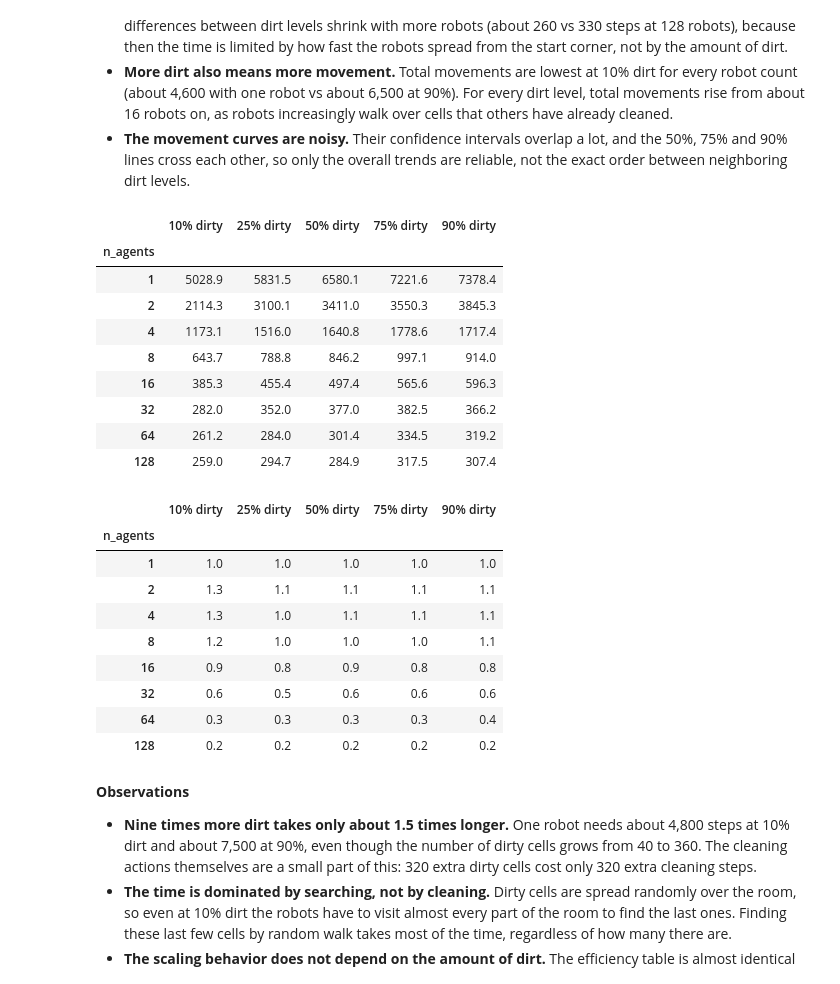
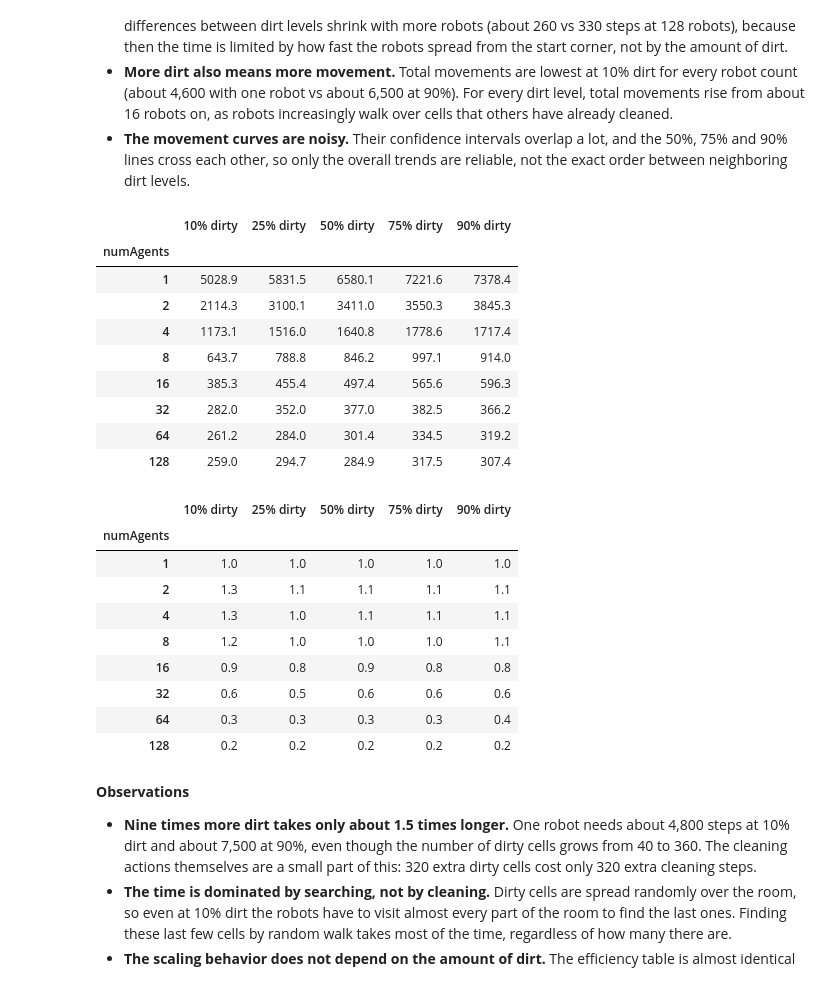
Before and after one commit to lorenz-r/tec-agent-class-MAS_A2, a Jupyter notebook: analysis.ipynb, the cells around one changed output. Saved outputs shown, nothing was run; the diff lists cells and outputs as text; code cells hidden in the pictures.

```diff
--- a/analysis.ipynb
+++ b/analysis.ipynb
@@ -14,17 +14,17 @@
 4. Experiment 3: amount of dirt
 5. Conclusions
 # %%
-from experiments.run_experiments import RESULTS_DIR, cleaning_percentage_table, plot_average_movements, plot_average_steps, plot_cleaning_percentage_comparison, plot_cleaning_percentage_heatmap, plot_dirt_comparison, dirt_table, plot_failed_moves, plot_speedup, plot_time_distribution, run_experiments
+from experiments.run_experiments import resultsDir, plotAverageMovements, plotAverageSteps, plotCleaningPercentageComparison, plotCleaningPercentageHeatmap, plotDirtComparison, dirtTable, plotFailedMoves, plotSpeedup, plotTimeDistribution, runExperiments
 
 
-AGENT_CONFIGURATIONS = [1, 2, 4, 8, 16, 32, 64, 128]
-NO_LIMIT = 50_000
-STEP_LIMITS = [10, 50, 100, 250, 500, 1_000, 2_500, 5_000]
-DIRT_LEVELS = [0.1, 0.25, 0.5, 0.75, 0.9]
+agentConfigurations = [1, 2, 4, 8, 16, 32, 64, 128]
+noLimit = 50_000
+stepLimits = [10, 50, 100, 250, 500, 1_000, 2_500, 5_000]
+dirtLevels = [0.1, 0.25, 0.5, 0.75, 0.9]
 # %% [markdown]
 ## 2. Experiment 1: no time limit
 
 The step limit of 50,000 is far above the slowest run (about 11,500 steps), so every run cleans the room completely. This experiment answers how the number of robots affects the cleaning time and the number of movements.
 # %%
-summary_df_no_limit, _, _ = run_experiments(AGENT_CONFIGURATIONS, MAX_STEPS=NO_LIMIT)
+summaryNoLimit, _, _ = runExperiments(agentConfigurations, maxSteps= noLimit)
 # %%
@@ -139,12 +139,12 @@ Here the same 240 configurations are run with several step limits. Because the s
 
 Note that half of the room is clean from the start, so the clean percentage begins at 50%.
 # %%
-summaries_limit_time = [summary_df_no_limit]
-for limit in STEP_LIMITS:
-    limited_df, _, _ = run_experiments(AGENT_CONFIGURATIONS, MAX_STEPS=limit)
-    summaries_limit_time.append(limited_df)
+summariesLimit = [summaryNoLimit]
+for limit in stepLimits:
+    limited, _, _ = runExperiments(agentConfigurations, maxSteps=limit)
+    summariesLimit.append(limited)
 
-plot_cleaning_percentage_heatmap(summaries_limit_time, AGENT_CONFIGURATIONS, RESULTS_DIR, show_plot=True)
+plotCleaningPercentageHeatmap(summariesLimit, agentConfigurations, resultsDir, showPlot=True)
 # %% [output]
 [figure]
 # %%
@@ -165,14 +165,14 @@ Each row of the heatmap shows the same pattern as Experiment 1: going from 1 to
 
 So far, half of the room started dirty. Here the same robot counts are run with 10%, 25%, 50%, 75% and 90% initial dirt, without a time limit. This checks whether the results above depend on the amount of dirt.
 # %%
-dirt_summaries = []
-for dirt in DIRT_LEVELS:
-    dirt_df, _, _ = run_experiments(
-        AGENT_CONFIGURATIONS, MAX_STEPS=NO_LIMIT, DIRTY_PCT=dirt
+dirtSummaries = []
+for dirt in dirtLevels:
+    dirtDf, _, _ = runExperiments(
+        agentConfigurations, maxSteps=noLimit, dirtyPct=dirt
     )
-    dirt_summaries.append(dirt_df)
+    dirtSummaries.append(dirtDf)
 
-plot_dirt_comparison(dirt_summaries, AGENT_CONFIGURATIONS, RESULTS_DIR, show_plot=True)
+plotDirtComparison(dirtSummaries, agentConfigurations, resultsDir, showPlot=True)
 # %% [output]
 [figure]
 # %% [markdown]
@@ -184,10 +184,10 @@ plot_dirt_comparison(dirt_summaries, AGENT_CONFIGURATIONS, RESULTS_DIR, show_plo
 - **The movement curves are noisy.** Their confidence intervals overlap a lot, and the 50%, 75% and 90% lines cross each other, so only the overall trends are reliable, not the exact order between neighboring dirt levels.
 # %%
 # Mean steps until clean, per robot count (rows) and dirt level (columns)
-dirt_table(dirt_summaries, "AverageSteps")
+dirtTable(dirtSummaries, "AverageSteps")
 # %% [output]
 |  | 10% dirty | 25% dirty | 50% dirty | 75% dirty | 90% dirty |
-| n_agents |  |  |  |  |  |
+| numAgents |  |  |  |  |  |
 | 1 | 5028.9 | 5831.5 | 6580.1 | 7221.6 | 7378.4 |
 | 2 | 2114.3 | 3100.1 | 3411.0 | 3550.3 | 3845.3 |
 | 4 | 1173.1 | 1516.0 | 1640.8 | 1778.6 | 1717.4 |
@@ -198,10 +198,10 @@ dirt_table(dirt_summaries, "AverageSteps")
 | 128 | 259.0 | 294.7 | 284.9 | 317.5 | 307.4 |
 # %%
 # Efficiency (speedup / k): does the scaling depend on the amount of dirt?
-dirt_table(dirt_summaries, "Efficiency")
+dirtTable(dirtSummaries, "Efficiency")
 # %% [output]
 |  | 10% dirty | 25% dirty | 50% dirty | 75% dirty | 90% dirty |
-| n_agents |  |  |  |  |  |
+| numAgents |  |  |  |  |  |
 | 1 | 1.0 | 1.0 | 1.0 | 1.0 | 1.0 |
 | 2 | 1.3 | 1.1 | 1.1 | 1.1 | 1.1 |
 | 4 | 1.3 | 1.0 | 1.1 | 1.1 | 1.1 |
```
Also changed, not shown: parts of 6 cells of this notebook, 1 other file.
